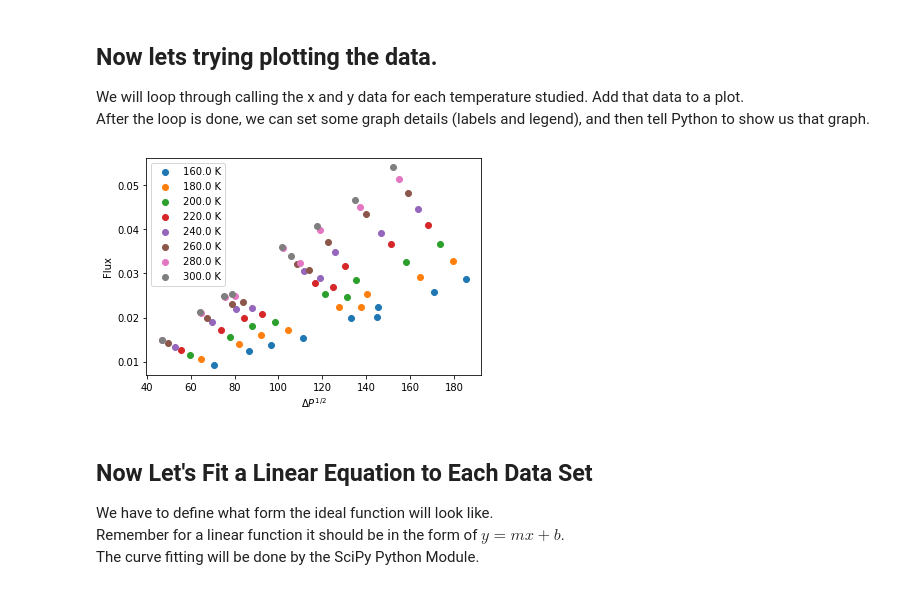
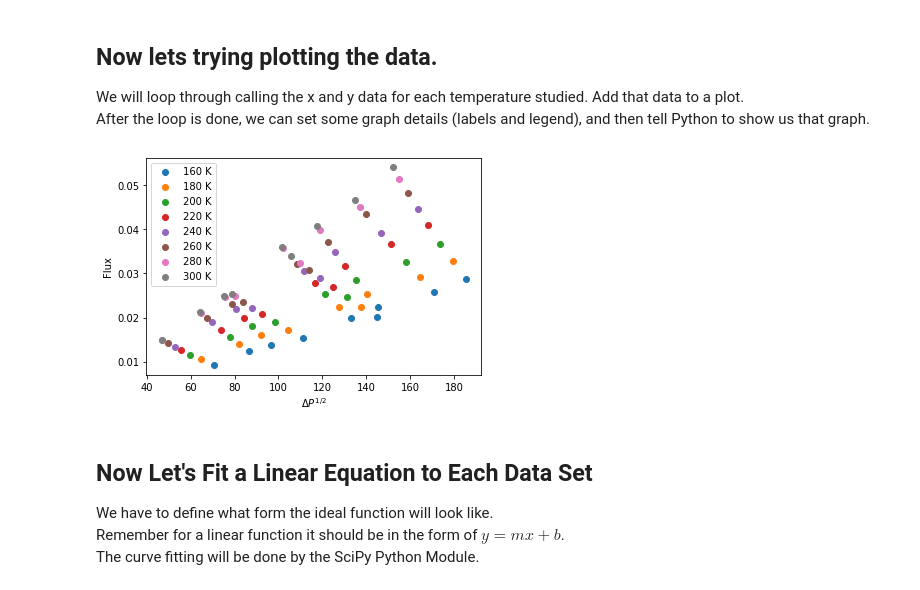
Before and after one commit to jtcrum/plotting_ws, a Jupyter notebook: CBEGSO_plotting_workshop.ipynb, the cells around one changed output. Cells and saved outputs as stored; diff of their text form; code cells hidden in the pictures.

```diff
--- a/CBEGSO_plotting_workshop.ipynb
+++ b/CBEGSO_plotting_workshop.ipynb
@@ -51,17 +51,17 @@ After the loop is done, we can set some graph details (labels and legend), and t
 # %%
 # the keys are the temperatures
 # we will iterate over each temperature
 keys = xdata.keys()
 for k in keys:
     xvals = np.array(xdata[k]).astype(float)
     yvals = np.array(ydata[k]).astype(float)
-    plt.scatter(xvals,yvals,marker='o',label='{0} K'.format(k))
+    plt.scatter(xvals,yvals,marker='o',label='{0:.0f} K'.format(k))
 plt.xlabel('$\Delta P^{1/2}$')
 plt.ylabel('Flux')
 plt.legend()
 plt.show()
 # %% [output]
-[figure, old version]
+[figure, new version]
 # %% [markdown]
 ## Now Let's Fit a Linear Equation to Each Data Set
 We have to define what form the ideal function will look like. \
```
Also changed, not shown: parts of 10 cells of this notebook.
